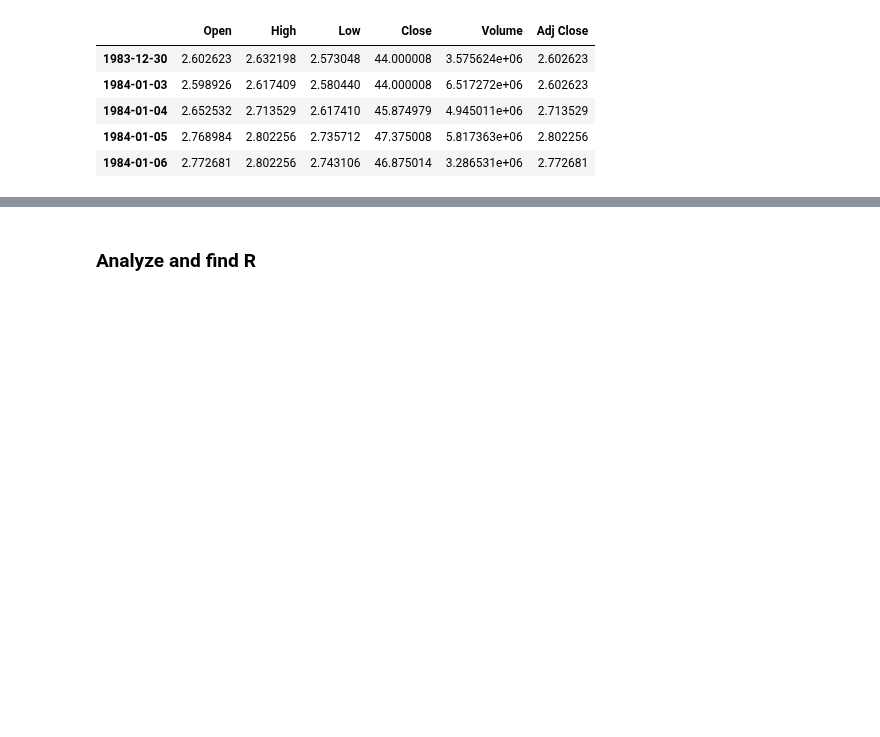
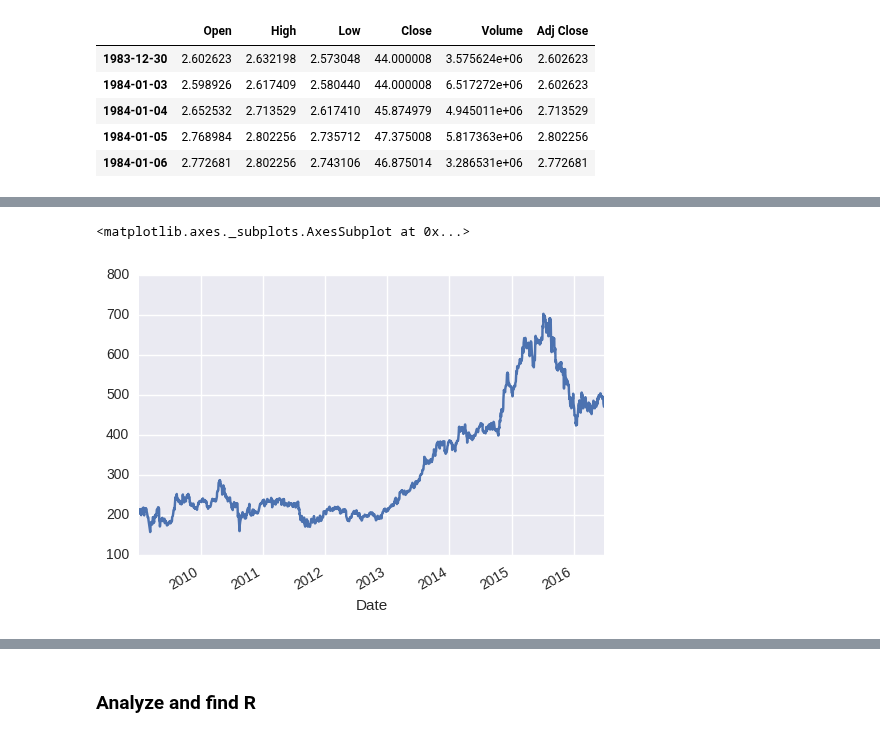
Before and after one commit to savourylie/Stock-Price-Forecaster, a Jupyter notebook: kalman_filter/kalman_filter_prediction.ipynb, the cells around one changed output, grey strips where cells are left out. Saved outputs shown, nothing was run; the diff lists cells and outputs as text; code cells hidden in the pictures; blank space fills up the shorter version.

Commit message:
tried 431 symbols using kalman filter.

```diff
--- a/kalman_filter/kalman_filter_prediction.ipynb
+++ b/kalman_filter/kalman_filter_prediction.ipynb
@@ -22,0 +55,23 @@ display(adj_jpm.head())
+# %%
+def create_diffs(df):
+
+    df['high_diff'] = df['High'] - df['Adj Close shift']
+    df['low_diff'] = df['Low'] - df['Adj Close shift']
+    df['close_diff'] = df['Adj Close'] - df['Adj Close shift']
+    df['open_diff'] = df['Open shift'] - df['Adj Close shift']
+# %%
+def preprocess(dataframe):
+    df = deepcopy(dataframe)
+
+    adjust_price_volume(df)
+    create_label_column(df)
+    create_next_day_open(df)
+    create_diffs(df)
+
+    df.dropna(inplace=True)
+
+    return df
+# %%
+# Adjust prices and volumes
+for symbol in symbol_list:
+    stock_dict[symbol] = preprocess(stock_dict[symbol])
@@ -64,0 +313,4 @@ class Kalman(object):
+# %%
+test_sym = 'GHC'
+
+pd.Series(prediction_dict[test_sym]).describe()
@@ -64,0 +368,5 @@ class Kalman(object):
+# %%
+stock_dict[test_sym]['Adj'].plot()
+# %% [output]
+<matplotlib.axes._subplots.AxesSubplot at 0x...>
+[figure, added]
```
Also changed, not shown: parts of 45 cells of this notebook.
